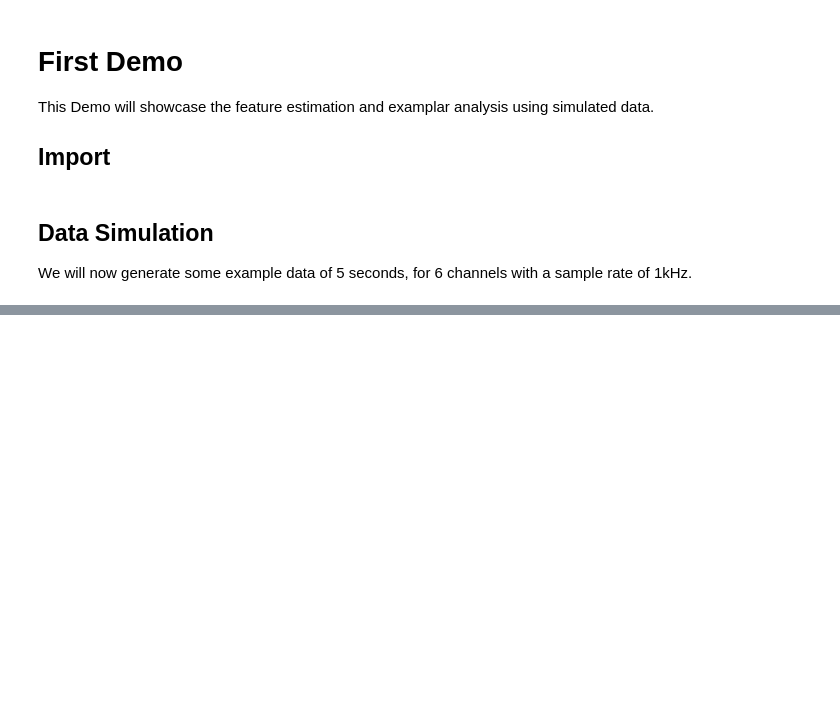
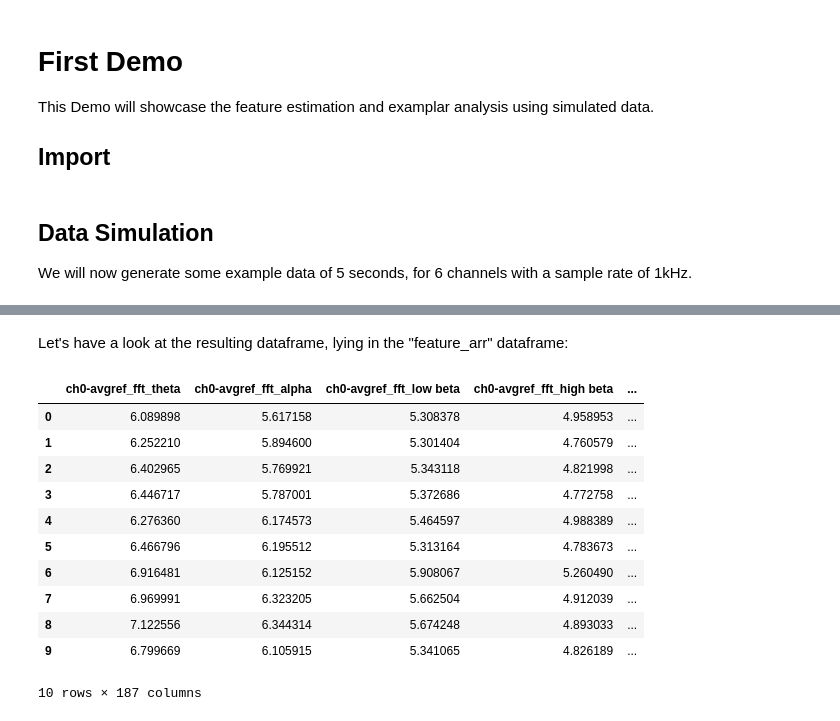
Before and after one commit to neuromodulation/py_neuromodulation, a Jupyter notebook: sphinx/first_demo.ipynb, the cells around one changed output, grey strips where cells are left out. Saved outputs shown, nothing was run; the diff lists cells and outputs as text; code cells hidden in the pictures; blank space fills up the shorter version.

```diff
--- a/sphinx/first_demo.ipynb
+++ b/sphinx/first_demo.ipynb
@@ -58,0 +167,17 @@ Py_neuromodualtion is based on two parametrization files:
+# %% [markdown]
+Let's have a look at the resulting dataframe, lying in the "feature_arr" dataframe:
+# %%
+analyzer.feature_arr.iloc[:10, :]
+# %% [output]
+|  | ch0-avgref_fft_theta | ch0-avgref_fft_alpha | ch0-avgref_fft_low beta | ch0-avgref_fft_high beta | ... |
+| 0 | 6.089898 | 5.617158 | 5.308378 | 4.958953 | ... |
+| 1 | 6.252210 | 5.894600 | 5.301404 | 4.760579 | ... |
+| 2 | 6.402965 | 5.769921 | 5.343118 | 4.821998 | ... |
+| 3 | 6.446717 | 5.787001 | 5.372686 | 4.772758 | ... |
+| 4 | 6.276360 | 6.174573 | 5.464597 | 4.988389 | ... |
+| 5 | 6.466796 | 6.195512 | 5.313164 | 4.783673 | ... |
+| 6 | 6.916481 | 6.125152 | 5.908067 | 5.260490 | ... |
+| 7 | 6.969991 | 6.323205 | 5.662504 | 4.912039 | ... |
+| 8 | 7.122556 | 6.344314 | 5.674248 | 4.893033 | ... |
+| 9 | 6.799669 | 6.105915 | 5.341065 | 4.826189 | ... |
+10 rows × 187 columns
```
Also changed, not shown: parts of 16 cells of this notebook, 44 other files.
